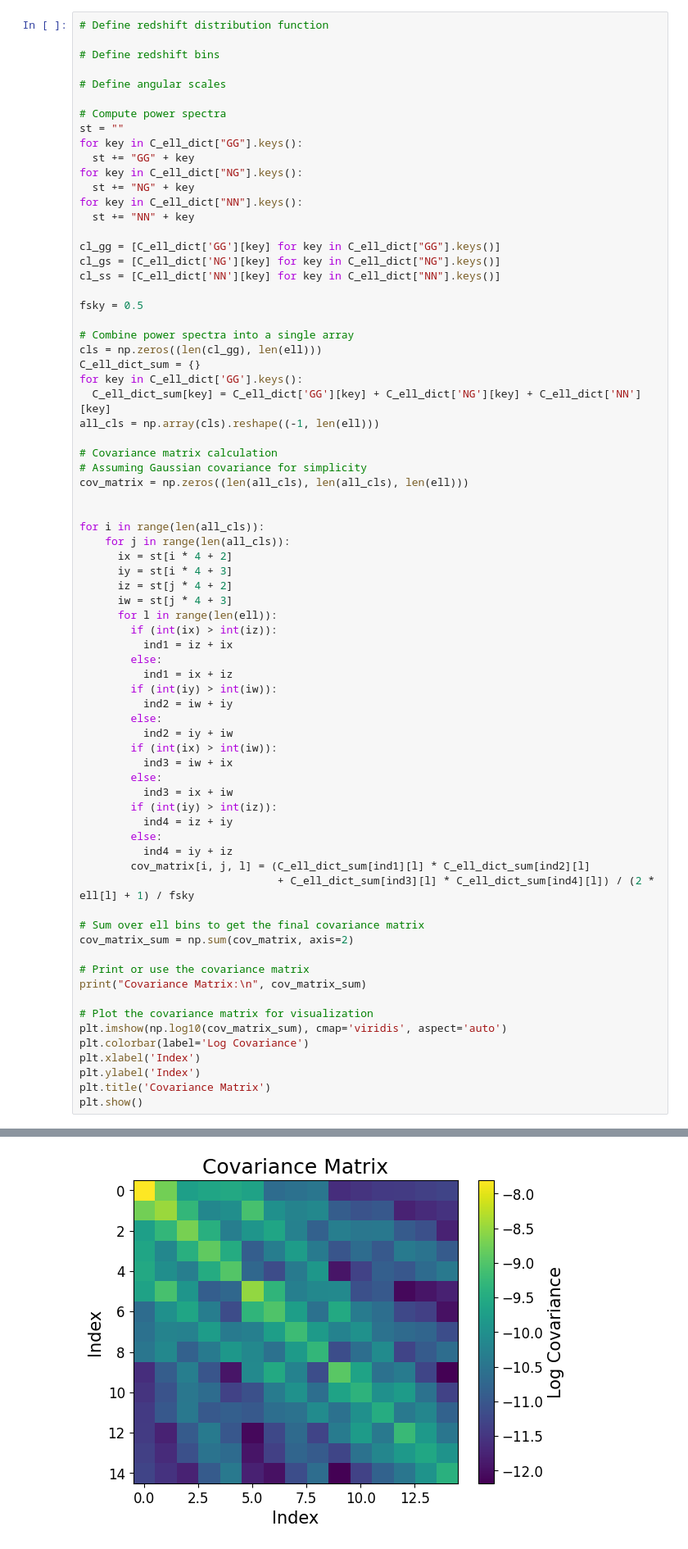
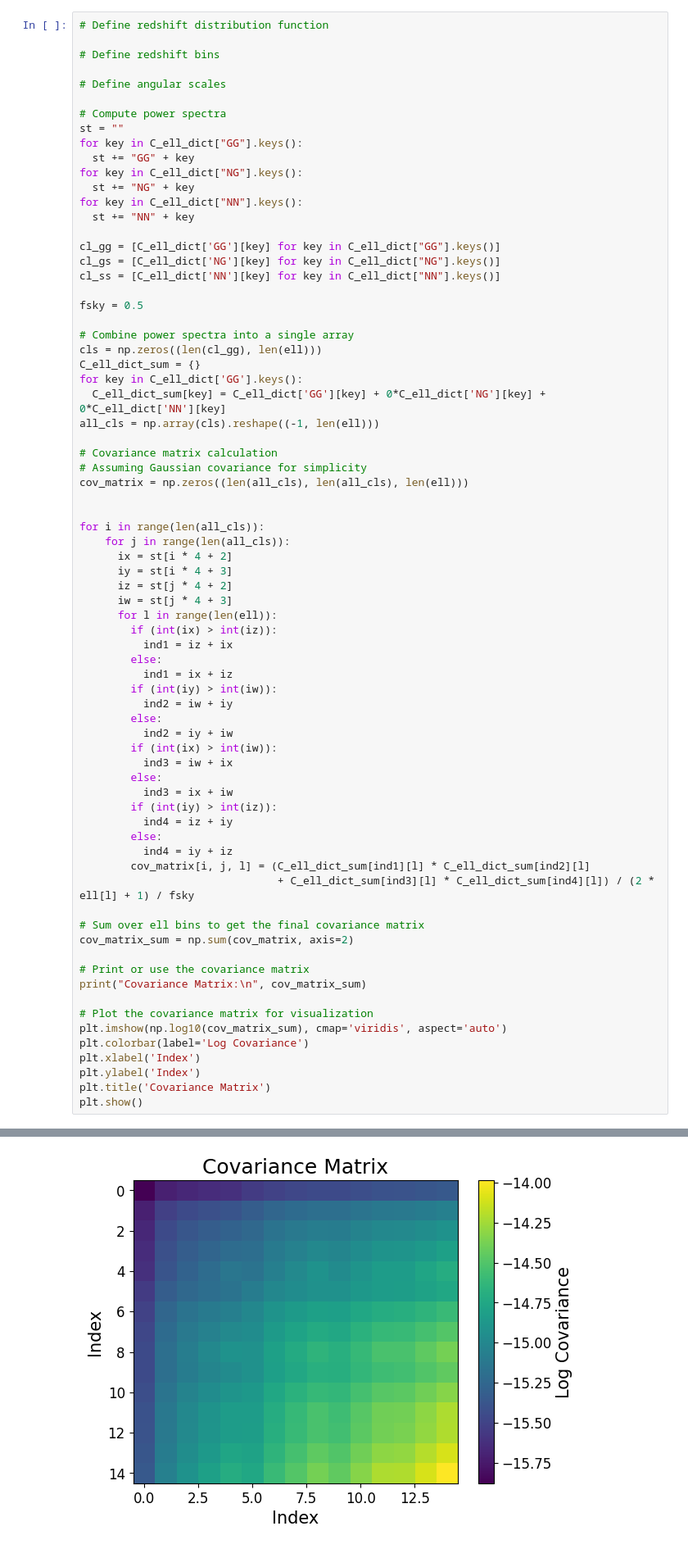
Before and after one commit to sepehrX12/Intrinsic-Alignment-Project, a Jupyter notebook: CCL_LSST.ipynb, the cells around one changed output, grey strips where cells are left out. Shown at 82% size. Saved outputs shown, nothing was run; the diff lists cells and outputs as text.

```diff
--- a/CCL_LSST.ipynb
+++ b/CCL_LSST.ipynb
@@ -1214,7 +1219,7 @@ fsky = 0.5
 cls = np.zeros((len(cl_gg), len(ell)))
 C_ell_dict_sum = {}
 for key in C_ell_dict['GG'].keys():
-  C_ell_dict_sum[key] = C_ell_dict['GG'][key] + C_ell_dict['NG'][key] + C_ell_dict['NN'][key]
+  C_ell_dict_sum[key] = C_ell_dict['GG'][key] + 0*C_ell_dict['NG'][key] + 0*C_ell_dict['NN'][key]
 all_cls = np.array(cls).reshape((-1, len(ell)))
 
 # Covariance matrix calculation
@@ -1282,4 +1287,4 @@ Covariance Matrix:
-[figure, old version]
+[figure, new version]
 # %%
 ##### Fisher Matrix ######
 
```
Also changed, not shown: parts of 20 cells of this notebook.
